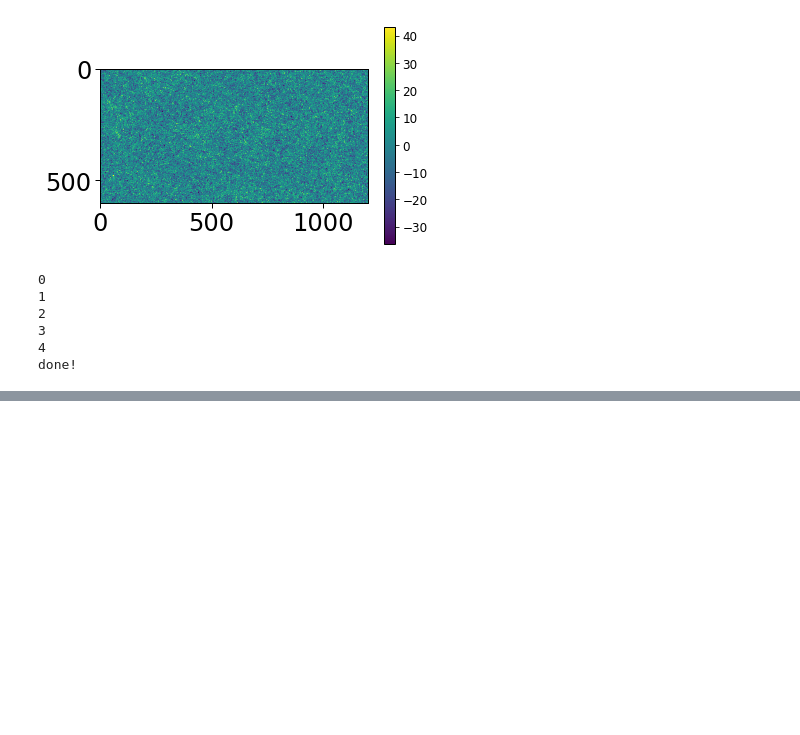
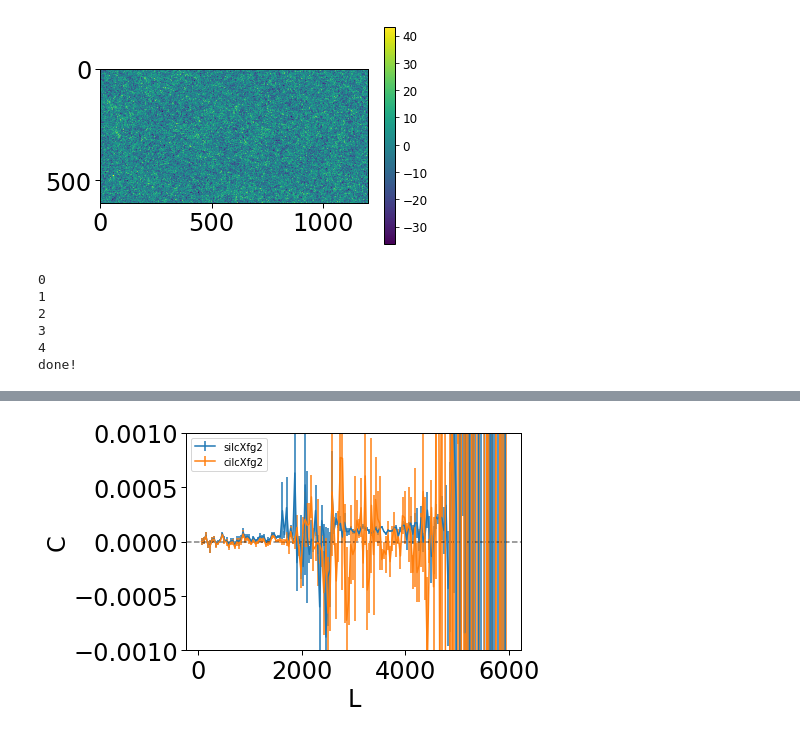
Before and after one commit to msyriac/orphics, a Jupyter notebook: tutorials/GRF-ILC.ipynb, the cells around one changed output, grey strips where cells are left out. Drawn from its saved outputs; the diff is of its cells as text; code cells hidden in the pictures; blank space fills up the shorter version.

```diff
--- a/tutorials/GRF-ILC.ipynb
+++ b/tutorials/GRF-ILC.ipynb
@@ -198,0 +236,10 @@ pl.done()
+# %%
+pl = io.Plotter(xlabel="L",ylabel="C")
+for lab in ["silcXfg2","cilcXfg2"]:
+    pl.add_err(cents,st.stats[lab]["mean"]*cents**2.,yerr=st.stats[lab]["errmean"]*cents**2.,label=lab,ls="-")
+pl.legend()
+pl.hline()
+pl._ax.set_ylim(-1e-3,1e-3)
+pl.done()
+# %% [output]
+[figure, added]
```
Also changed, not shown: parts of 2 cells of this notebook, 3 other files.
